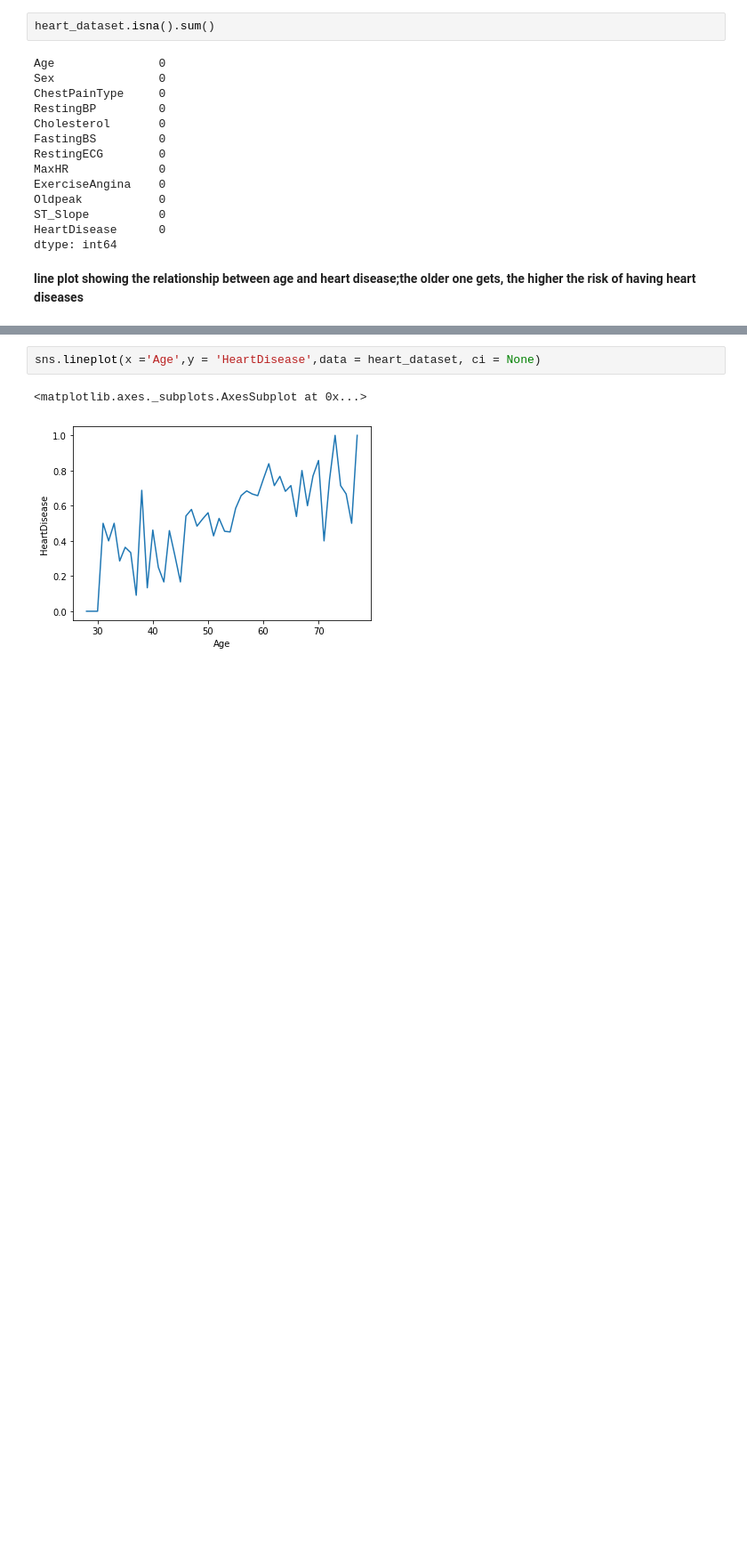
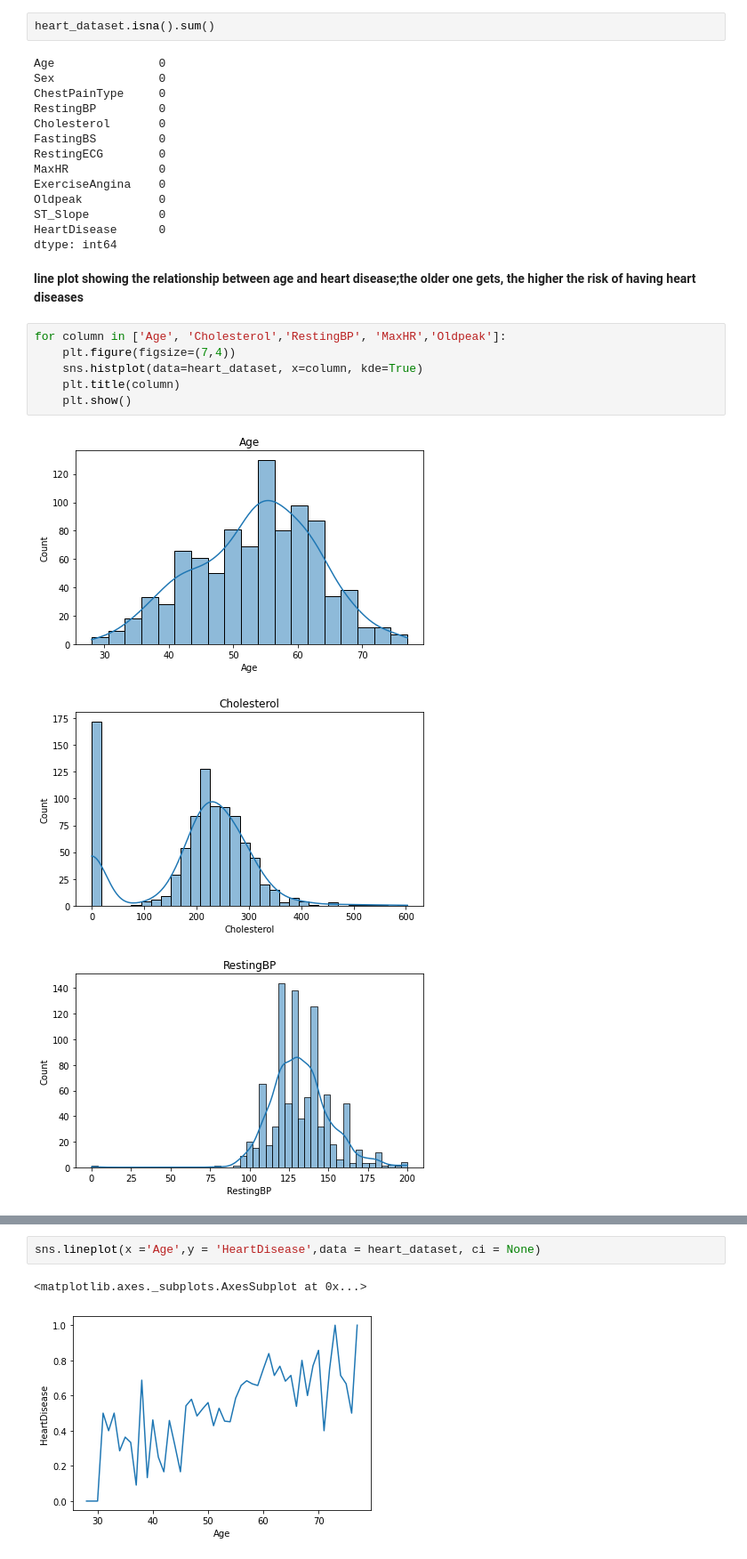
Before and after one commit to mojoyinkimberly/HeartDiseaseClassification, a Jupyter notebook: HeartDiseaseClassification.ipynb, the cells around one changed output, grey strips where cells are left out. Shown at 89% size. Saved outputs shown, nothing was run; the diff lists cells and outputs as text; blank space fills up the shorter version.

```diff
--- a/HeartDiseaseClassification.ipynb
+++ b/HeartDiseaseClassification.ipynb
@@ -55,3 +55,13 @@ HeartDisease      0
 dtype: int64
 # %% [markdown]
 **line plot showing the relationship between age and heart disease;the older one gets, the higher the risk of having heart diseases**
+# %%
+for column in ['Age', 'Cholesterol','RestingBP', 'MaxHR','Oldpeak']:
+    plt.figure(figsize=(7,4))
+    sns.histplot(data=heart_dataset, x=column, kde=True)
+    plt.title(column)
+    plt.show()
+# %% [output]
+[figure, added]
+[figure, added]
+[figure, added]
```
Also changed, not shown: parts of 9 cells of this notebook.
